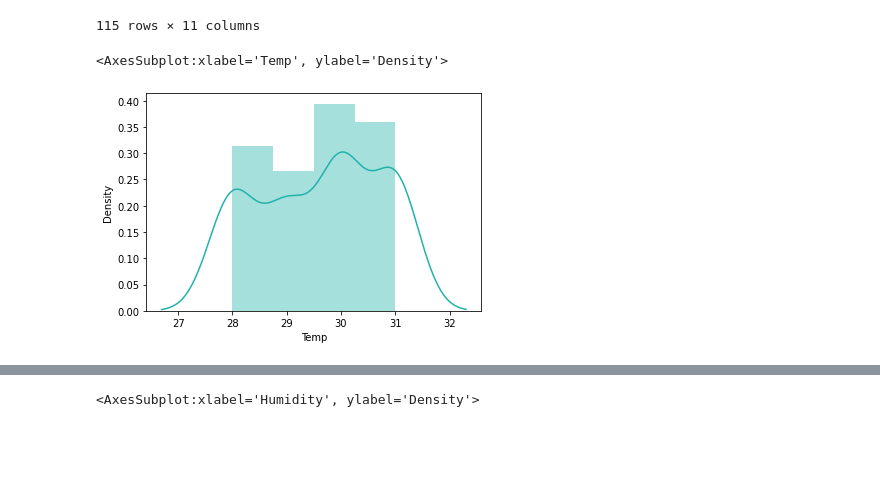
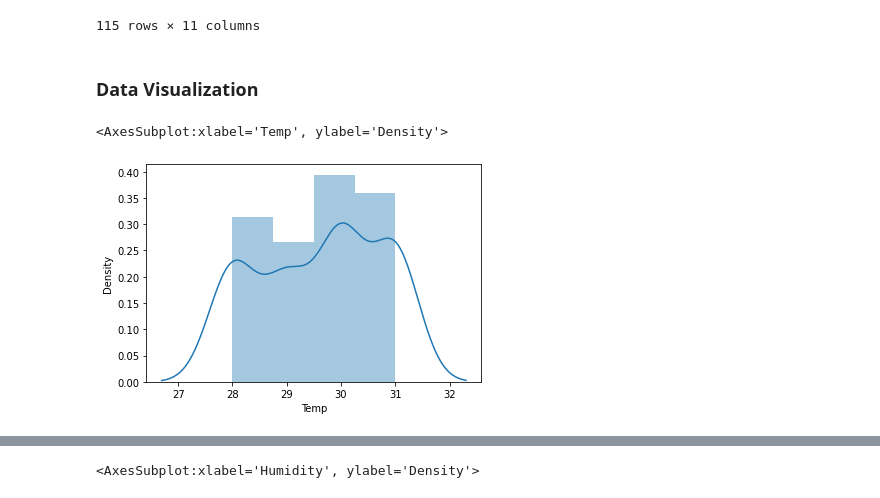
Before and after one commit to smartinternz02/SI-GuidedProject-50582-1653382527, a Jupyter notebook: Training/Floods.ipynb, the cells around one changed output, grey strips where cells are left out. Saved outputs shown, nothing was run; the diff lists cells and outputs as text; code cells hidden in the pictures; blank space fills up the shorter version.

```diff
--- a/Training/Floods.ipynb
+++ b/Training/Floods.ipynb
@@ -24,8 +23,10 @@ data
 | 113 | 31 | 71 | 31 | 3046.4 | 14.9 | 364.5 | 2164.8 | 502.1 | 151.466667 | 203.4 | ... |
 | 114 | 28 | 71 | 34 | 2600.6 | 8.9 | 465.9 | 1514.7 | 611.1 | 187.866667 | 361.8 | ... |
 115 rows × 11 columns
+# %% [markdown]
+### Data Visualization
 # %%
-sns.distplot(data['Temp'], color = 'lightseagreen')
+sns.distplot(data['Temp'])
 # %% [output]
 <AxesSubplot:xlabel='Temp', ylabel='Density'>
-[figure, old version]
+[figure, new version]
```
Also changed, not shown: parts of 36 cells of this notebook.
